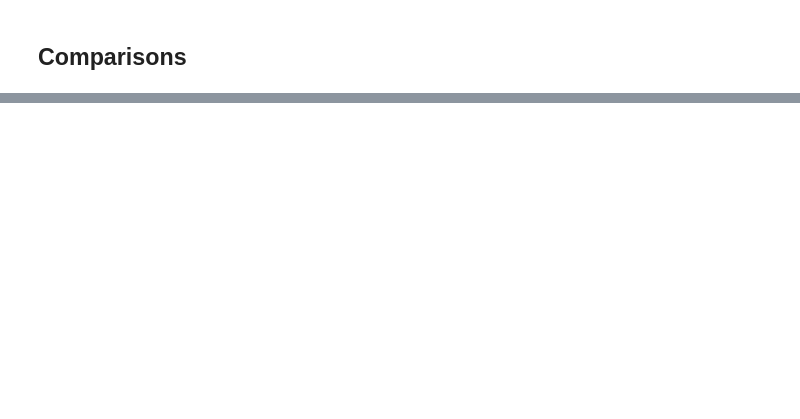
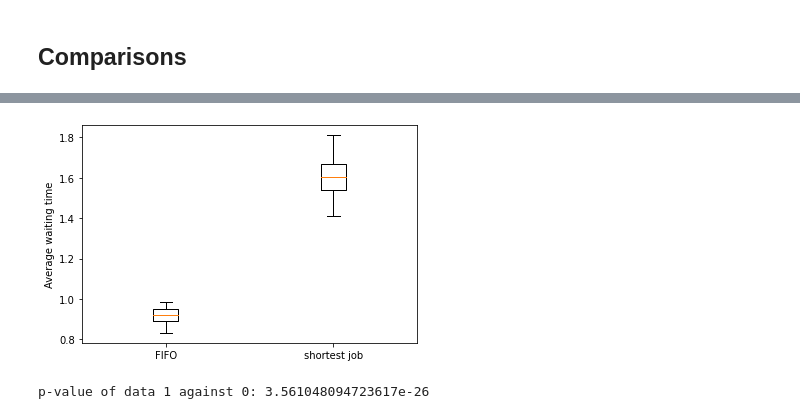
Before and after one commit to Nickvs99/Stochastic-DES, a Jupyter notebook: des.ipynb, the cells around one changed output, grey strips where cells are left out. Saved outputs shown, nothing was run; the diff lists cells and outputs as text; code cells hidden in the pictures; blank space fills up the shorter version.

```diff
--- a/des.ipynb
+++ b/des.ipynb
@@ -398,0 +432,16 @@ print(f"{calc_pvalue(data[0], data[1])}, {calc_pvalue(data[0], data[2])}, {calc_
+# %%
+def calc_compare_FIFO_vs_shortest_job_data(rho, lamda, nruns):
+
+    data1 = generate_data(rho, lamda, 1, nruns, shortest_job_first=True)
+    data2 = generate_data(rho, lamda, 1, nruns, shortest_job_first=False)
+
+    return data1, data2
+# %%
+MAX_SIM_TIME = 10000
+compare_FIFO_vs_shortest_job_data = calc_compare_FIFO_vs_shortest_job_data(0.7, 1, 20)
+# %%
+plot_boxplot_data(compare_FIFO_vs_shortest_job_data, ["FIFO", "shortest job"])
+print_all_p_values(compare_FIFO_vs_shortest_job_data)
+# %% [output]
+[figure, added]
+p-value of data 1 against 0: 3.561048094723617e-26
```
Also changed, not shown: parts of 10 cells of this notebook.
